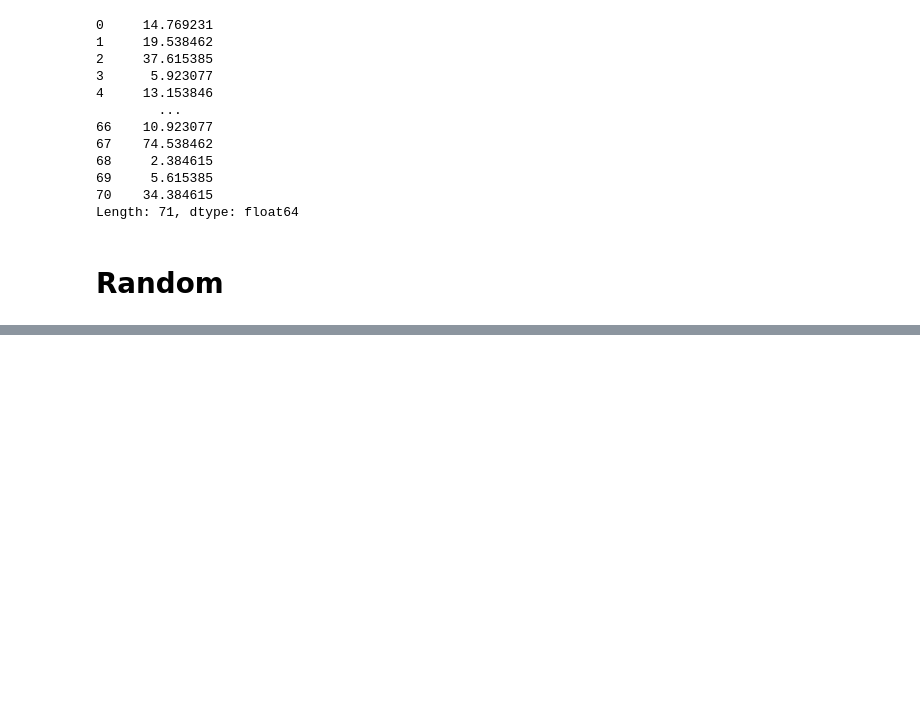
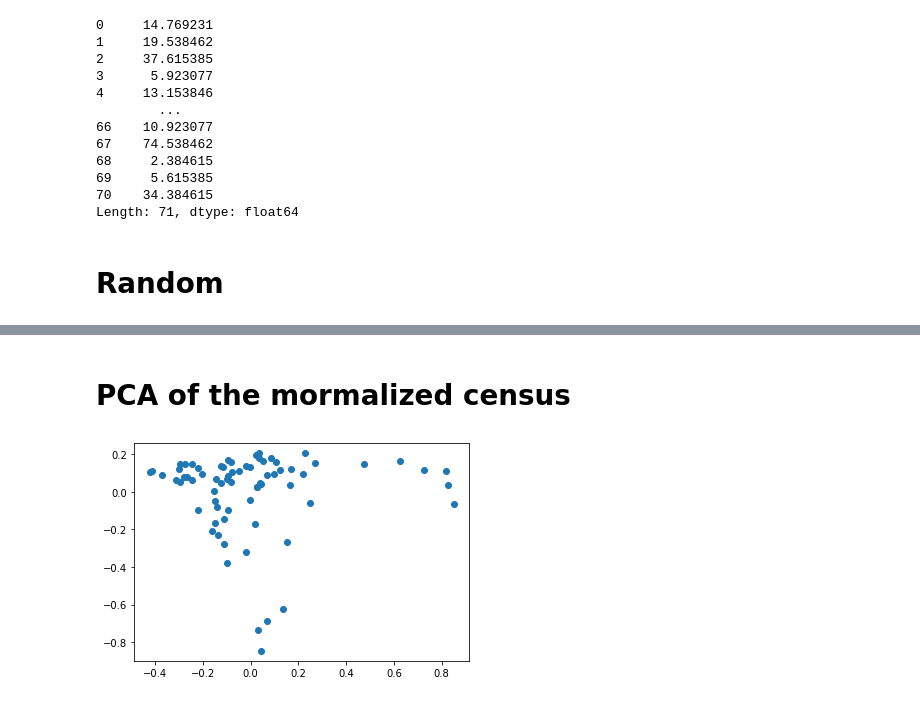
Before and after one commit to EnricoBorriello/Triads_Topology_Bio_Nets, a Jupyter notebook: Cell Collective.ipynb, the cells around one changed output, grey strips where cells are left out. Cells and saved outputs as stored; diff of their text form; code cells hidden in the pictures; blank space fills up the shorter version.

```diff
--- a/Cell Collective.ipynb
+++ b/Cell Collective.ipynb
@@ -266,0 +210,19 @@ plt.plot([0,14],[1,1],'--k')
+# %% [markdown]
+# PCA of the mormalized census
+# %%
+df1_norm = df1.div(
+    np.linalg.norm(df1,axis=1),
+    axis=0)
+
+data1 = np.array(df1_norm)
+X_centered = df1_norm - df1_norm.mean(axis = 0)
+U, s , Vt = np.linalg.svd(X_centered)
+
+W2 = Vt.T[:,:2]
+X2D = X_centered.dot(W2)
+PCA1 = X2D[0]
+PCA2 = X2D[1]
+
+plt.scatter(PCA1,PCA2);
+# %% [output]
+[figure, added]
```
Also changed, not shown: parts of 22 cells of this notebook.
